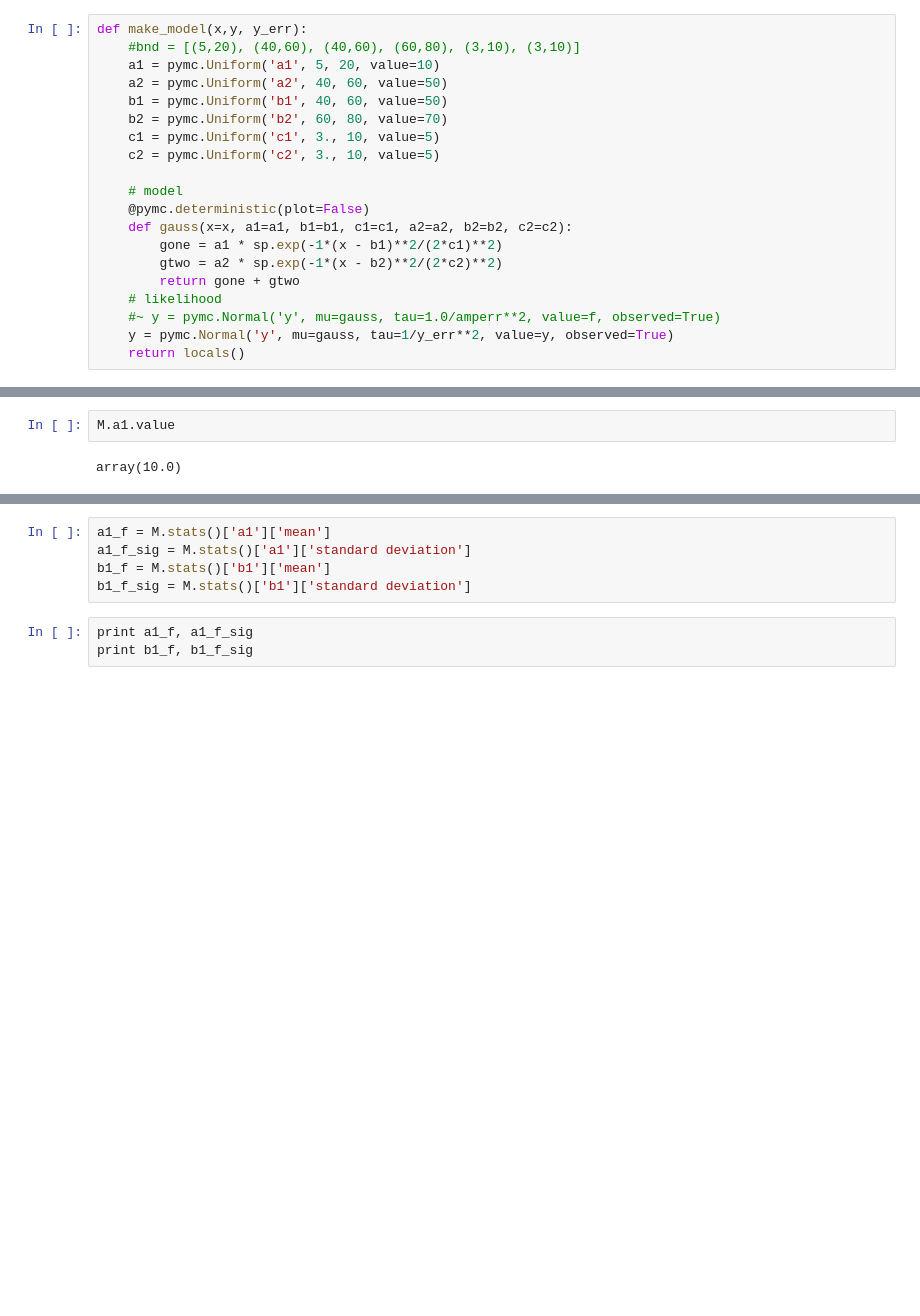
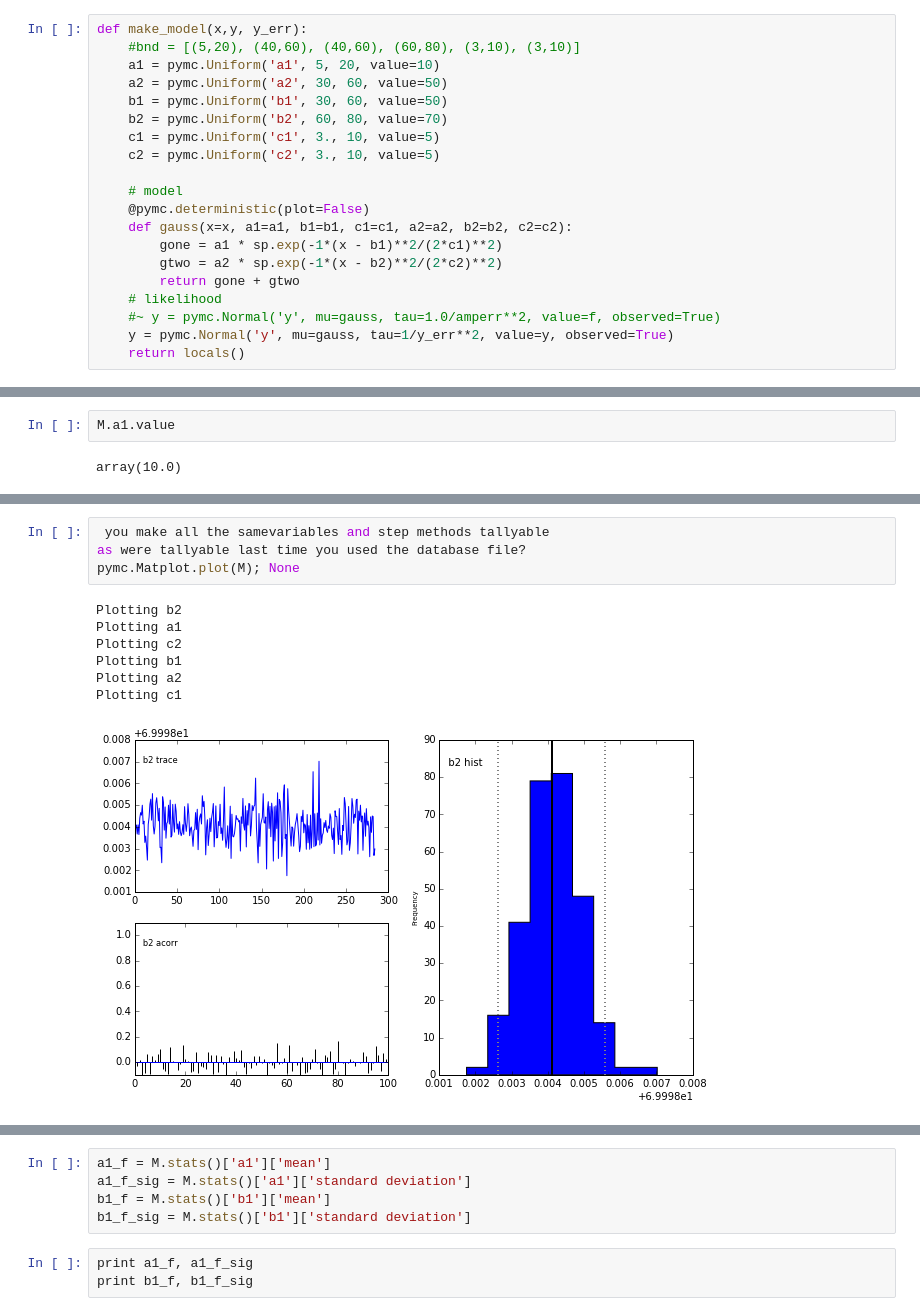
Before and after one commit to vilhelmp/lo_pyuser, a Jupyter notebook: notebooks/gaussfit/gaussfit_pymc.ipynb, the cells around one changed output, grey strips where cells are left out. Cells and saved outputs as stored; diff of their text form; blank space fills up the shorter version.

Commit message:
fixed the pymc gaussfit page so that the results are more accurate...'

```diff
--- a/notebooks/gaussfit/gaussfit_pymc.ipynb
+++ b/notebooks/gaussfit/gaussfit_pymc.ipynb
@@ -27,8 +27,8 @@ None
 def make_model(x,y, y_err):
     #bnd = [(5,20), (40,60), (40,60), (60,80), (3,10), (3,10)]
     a1 = pymc.Uniform('a1', 5, 20, value=10)
-    a2 = pymc.Uniform('a2', 40, 60, value=50)
-    b1 = pymc.Uniform('b1', 40, 60, value=50)
+    a2 = pymc.Uniform('a2', 30, 60, value=50)
+    b1 = pymc.Uniform('b1', 30, 60, value=50)
     b2 = pymc.Uniform('b2', 60, 80, value=70)
     c1 = pymc.Uniform('c1', 3., 10, value=5)
     c2 = pymc.Uniform('c2', 3., 10, value=5)
@@ -70,0 +56,12 @@ Plotting c2
+# %%
+ you make all the samevariables and step methods tallyable
+as were tallyable last time you used the database file?
+pymc.Matplot.plot(M); None
+# %% [output]
+Plotting b2
+Plotting a1
+Plotting c2
+Plotting b1
+Plotting a2
+Plotting c1
+[figure, added]
```
Also changed, not shown: parts of 6 cells of this notebook, 6 other files.
